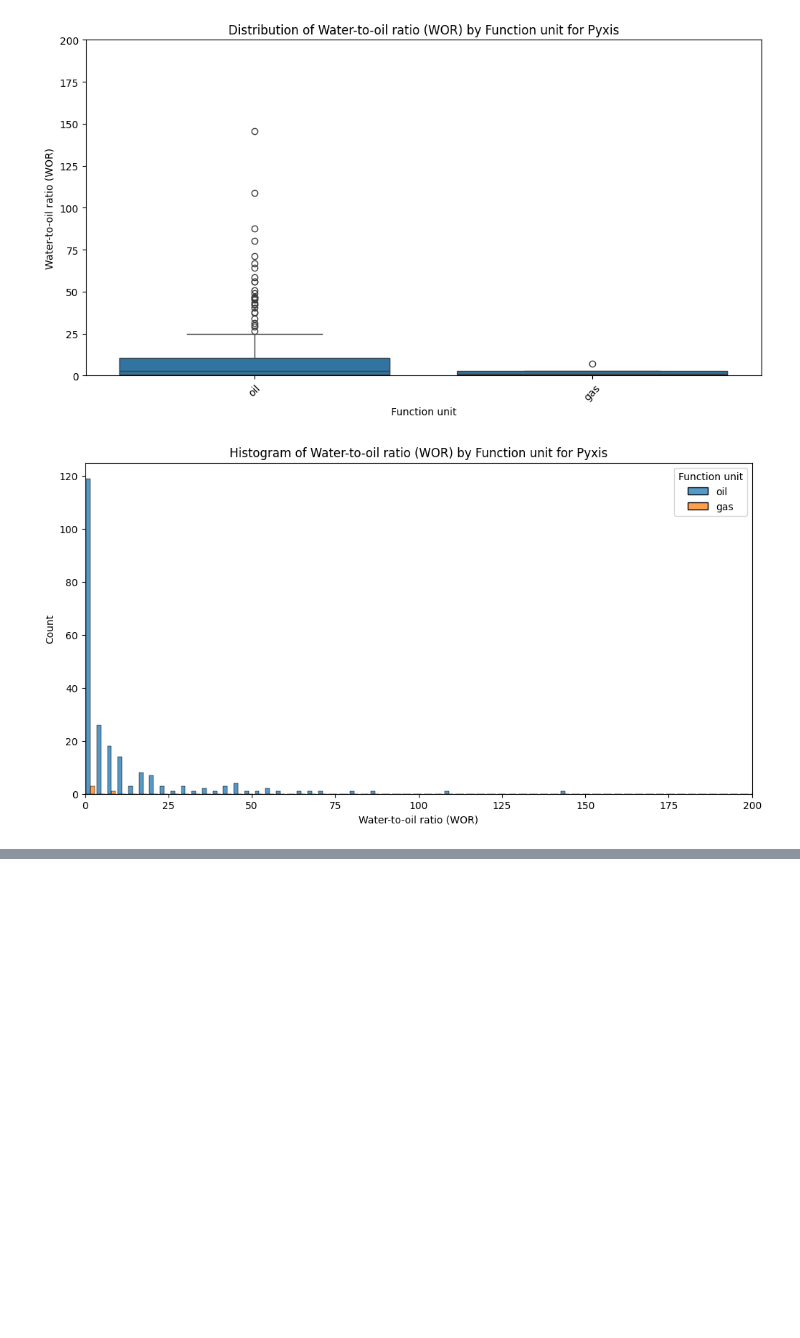
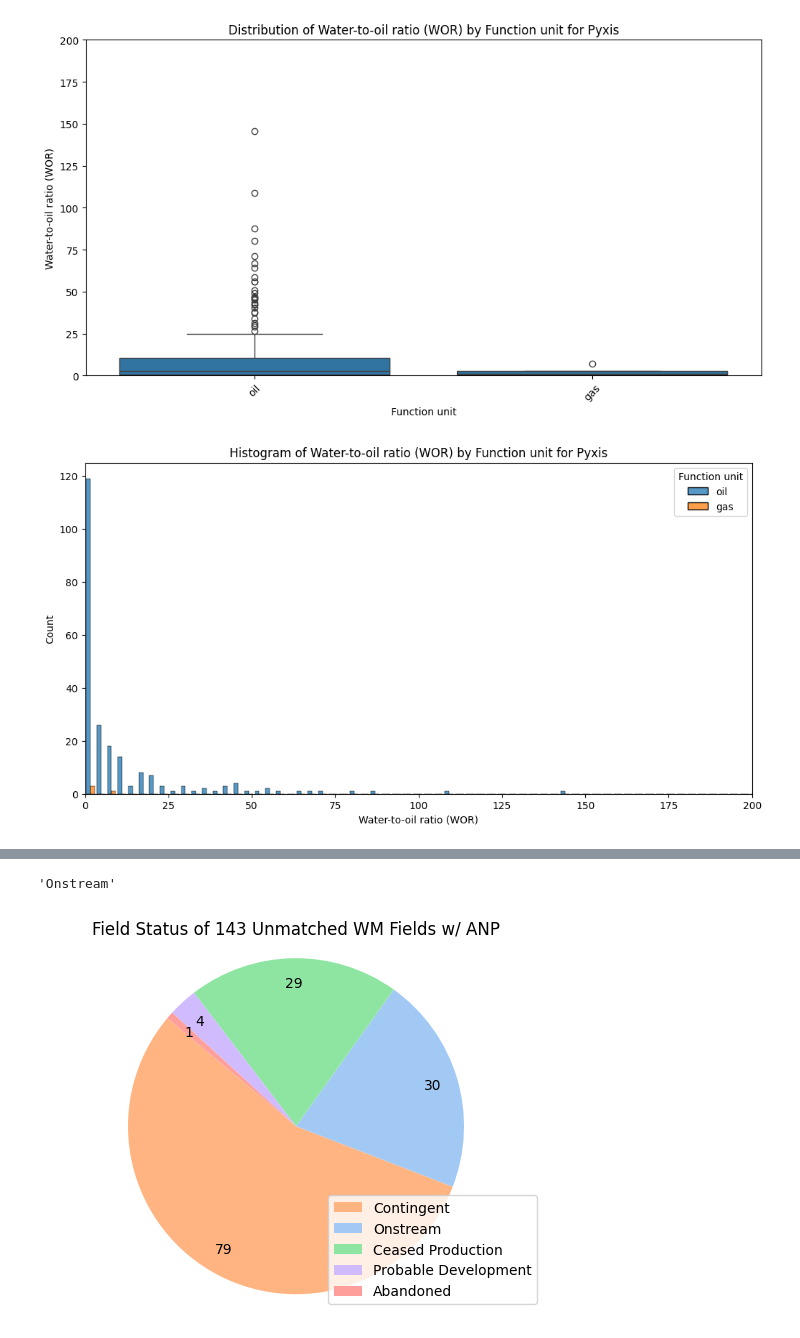
Before and after one commit to FanYaQi/Pyxis, a Jupyter notebook: db/notebooks/demo.ipynb, the cells around one changed output, grey strips where cells are left out. Drawn from its saved outputs; the diff is of its cells as text; code cells hidden in the pictures; blank space fills up the shorter version.

```diff
--- a/db/notebooks/demo.ipynb
+++ b/db/notebooks/demo.ipynb
@@ -53,0 +191,4 @@ plot_category_distribution(pyxis,'Function unit','Water-to-oil ratio (WOR)','Pyx
+# %%
+df = gpd.read_file('../data/br_geodata/merged_pyxis_field_info_table.csv', ignore_geometry=True)
+df['geometry'] = gpd.GeoSeries.from_wkt(df['geometry'])
+pyxis = gpd.GeoDataFrame(df)
@@ -53,0 +221,7 @@ plot_category_distribution(pyxis,'Function unit','Water-to-oil ratio (WOR)','Pyx
+# %%
+#20240531 - check pyxis match table to see what fields don't have match -> 405 valid government field with names and final pyxis field 572 fields
+import pandas as pd
+match = pd.read_csv('../data/br_geodata/pyxis_match_table.csv')
+anp = pd.read_csv('../data/br_geodata/data_standardization/anp.csv')
+wm = pd.read_csv('../data/br_geodata/data_standardization/wm.csv')
+zhan = pd.read_csv('../data/br_geodata/data_standardization/zhan.csv')
@@ -53,0 +334,6 @@ plot_category_distribution(pyxis,'Function unit','Water-to-oil ratio (WOR)','Pyx
+# %%
+wm_fieldinfo = pd.read_excel('../data/br_geodata/wm/wm_field_br.xlsx')
+# %%
+wm_unmatch_anp = wm[wm['Field ID'].isin(df_wm_unmatch_with_anp['Field ID'])]
+wm_fieldinfo_unmatch_anp = wm_fieldinfo[wm_fieldinfo['id_field'].isin(wm_unmatch_anp['Original ID'])]
+wm_fieldinfo_unmatch_anp['field_status']
@@ -53,0 +353,52 @@ plot_category_distribution(pyxis,'Function unit','Water-to-oil ratio (WOR)','Pyx
+# %%
+wm_fieldinfo_unmatch_anp['field_status'].unique()[0]
+# %% [output]
+'Onstream'
+# %%
+import matplotlib.pyplot as plt
+import seaborn as sns
+
+def plot_category_pie_chart(df, column_name,colors= None, title=None,loc='lower right'):
+    """
+    Plots a pie chart of the distribution of categories in a specified column of a DataFrame.
+
+    Parameters:
+    df (pd.DataFrame): The DataFrame containing the data.
+    column_name (str): The name of the column for which to plot the pie chart.
+
+    Returns:
+    None
+    """
+    # Count occurrences of each category
+    category_counts = df[column_name].value_counts()
+    if colors == None:
+        c = sns.color_palette('pastel')[0:len(category_counts)]
+    else:
+        c =[colors[v] for v in df[column_name].value_counts().keys()]
+
+    # Plot pie chart
+    plt.figure()
+    # plt.pie(category_counts, autopct='%1.1f%%',pctdistance=0.85, colors=colors, startangle=140)
+    plt.pie(category_counts, autopct=lambda x: '{:.0f}'.format(x*len(df[column_name])/100),pctdistance=0.85, startangle=140,
+            colors=c)
+
+    if title == None:
+        plt.title(f'Category Distribution for {column_name}', fontsize=14)
+    else:
+        plt.title(title)
+    plt.axis('equal')  # Equal aspect ratio ensures that pie is drawn as a circle.
+
+    # Add legend
+    plt.legend(category_counts.index,bbox_to_anchor=(1,0), loc=loc)
+
+    plt.show()
+
+wm_color_label = {}
+n = len(wm_fieldinfo_unmatch_anp['field_status'].unique())
+for i in range(0,n):
+    wm_color_label[wm_fieldinfo_unmatch_anp['field_status'].unique()[i]] = sns.color_palette('pastel',n).as_hex()[i]
+
+plot_category_pie_chart(wm_fieldinfo_unmatch_anp, 'field_status',title='Field Status of 143 Unmatched WM Fields w/ ANP',
+                        colors = wm_color_label)
+# %% [output]
+[figure, added]
```
Also changed, not shown: parts of 32 cells of this notebook, 7 other files.
